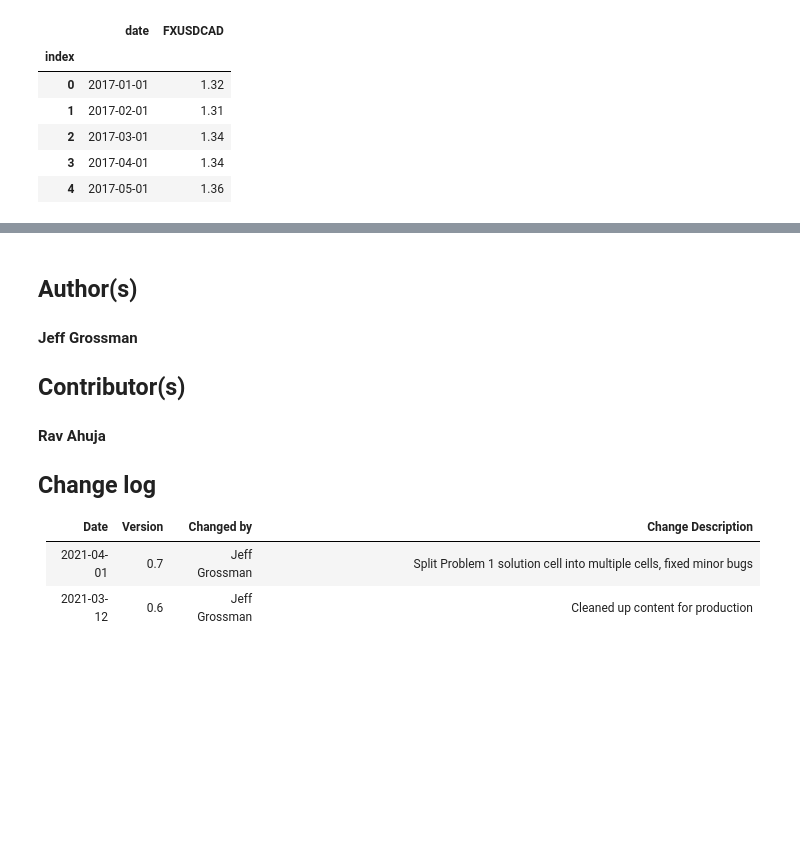
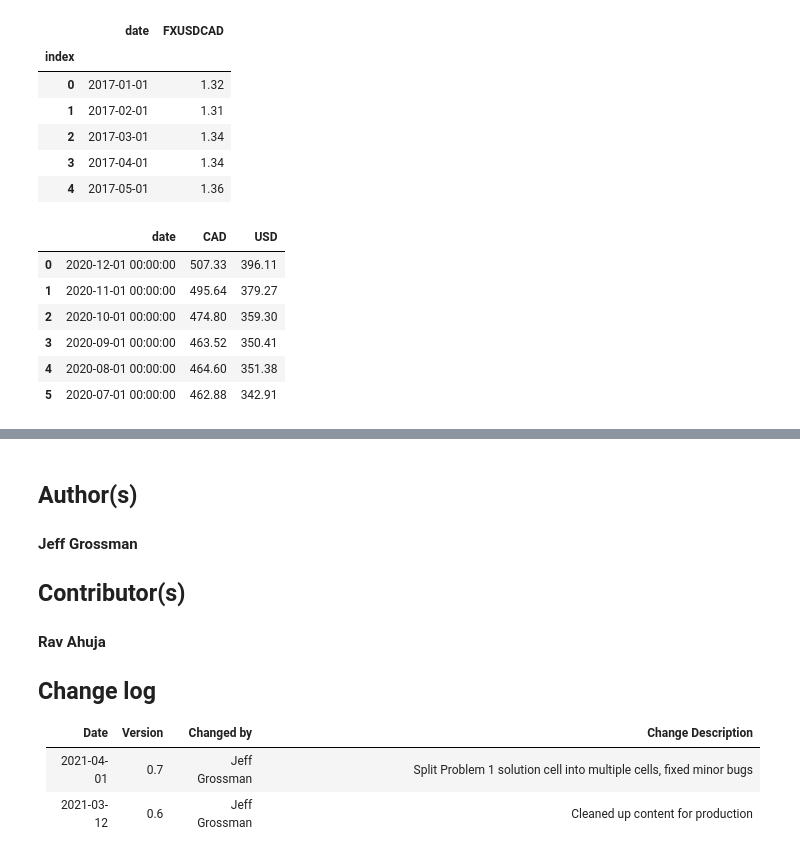
Before and after one commit to dennislamcv1/IBMDExcel-R, a Jupyter notebook: SQL for Data Science with R/SQL-for-DS-Using-Python-Peer-Assignment-Notebook.ipynb, the cells around one changed output, grey strips where cells are left out. Drawn from its saved outputs; the diff is of its cells as text; code cells hidden in the pictures; blank space fills up the shorter version.

```diff
--- a/SQL for Data Science with R/SQL-for-DS-Using-Python-Peer-Assignment-Notebook.ipynb
+++ b/SQL for Data Science with R/SQL-for-DS-Using-Python-Peer-Assignment-Notebook.ipynb
@@ -578,3 +809,18 @@ monthlyfx.head()
 | 2 | 2017-03-01 | 1.34 |
 | 3 | 2017-04-01 | 1.34 |
 | 4 | 2017-05-01 | 1.36 |
+# %%
+pd.read_sql_query('SELECT a.date, (a.pricePerMT*1) AS CAD, (a.pricePerMT/b.FXUSDCAD) AS USD \
+                   FROM Farmprices AS a \
+                   INNER JOIN Monthlyfx AS b USING(date) \
+                   WHERE a.GEO = "Saskatchewan" AND a.date LIKE "2020%" AND CropType = "Canola"\
+                   ORDER BY a.date DESC \
+                   LIMIT 6;', db)
+# %% [output]
+|  | date | CAD | USD |
+| 0 | 2020-12-01 00:00:00 | 507.33 | 396.11 |
+| 1 | 2020-11-01 00:00:00 | 495.64 | 379.27 |
+| 2 | 2020-10-01 00:00:00 | 474.80 | 359.30 |
+| 3 | 2020-09-01 00:00:00 | 463.52 | 350.41 |
+| 4 | 2020-08-01 00:00:00 | 464.60 | 351.38 |
+| 5 | 2020-07-01 00:00:00 | 462.88 | 342.91 |
```
Also changed, not shown: parts of 45 cells of this notebook.
